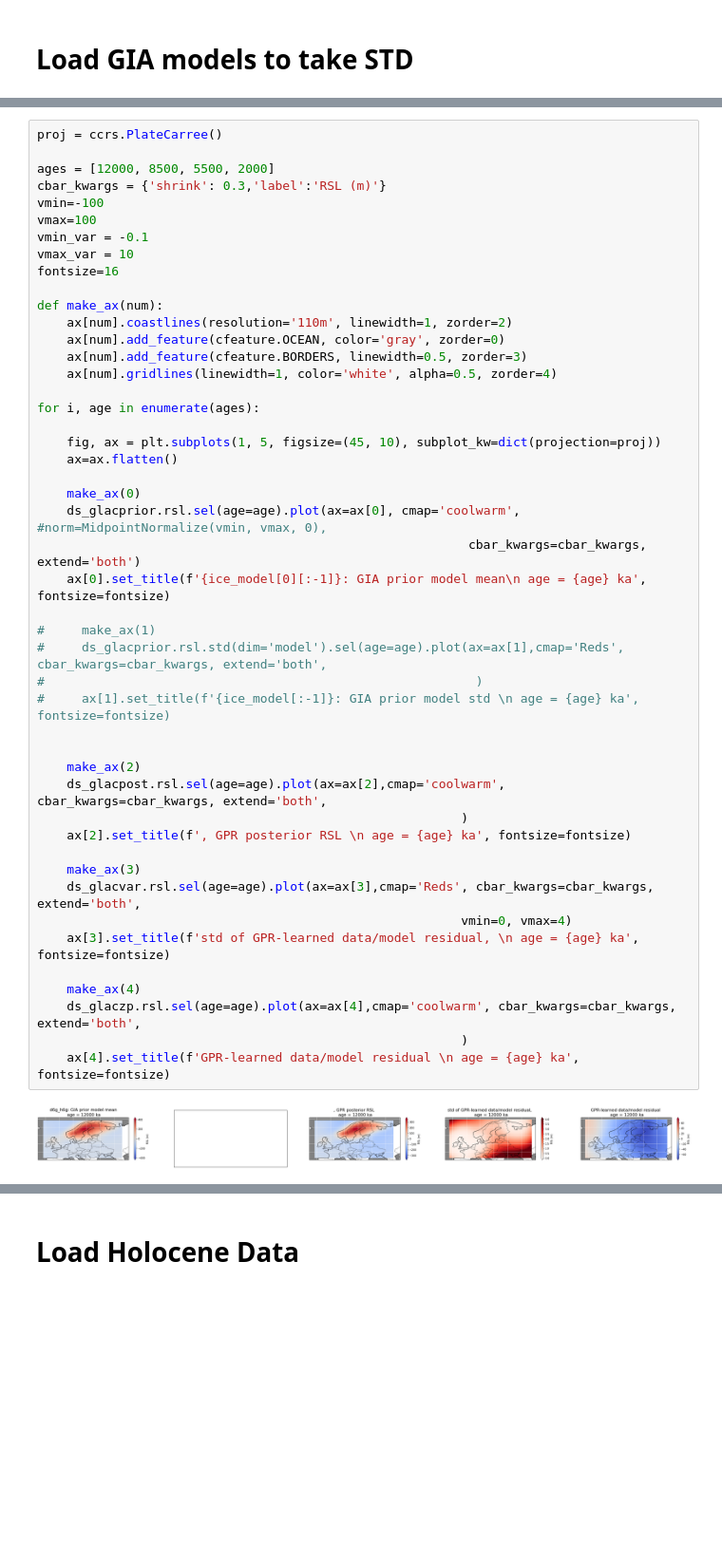
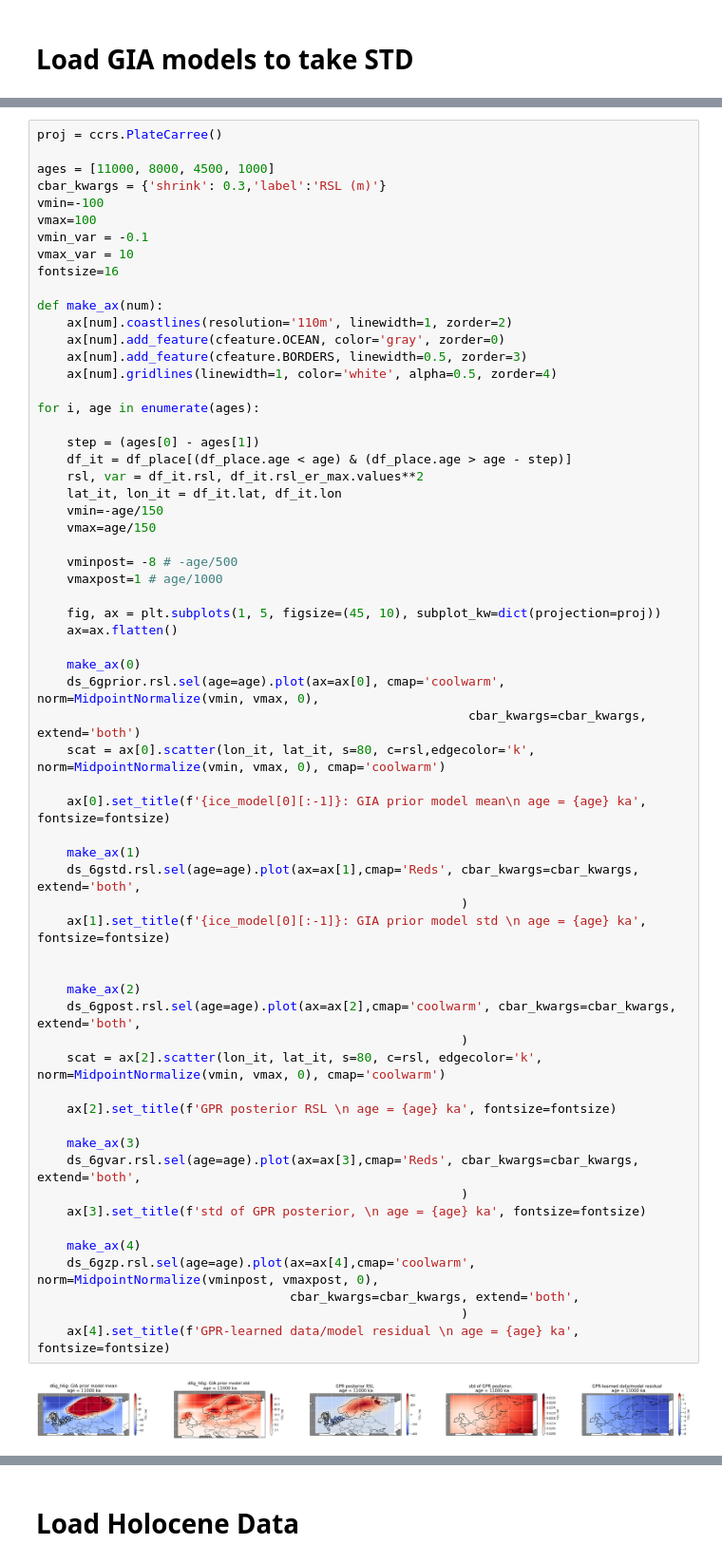
Before and after one commit to rcameronc/Holocene_readv, a Jupyter notebook: readv_postproc_av.ipynb, the cells around one changed output, grey strips where cells are left out. Shown at 95% size. Cells and saved outputs as stored; diff of their text form; blank space fills up the shorter version.

```diff
--- a/readv_postproc_av.ipynb
+++ b/readv_postproc_av.ipynb
@@ -138,49 +249,64 @@ NameError: name 'model' is not defined
 # %%
 proj = ccrs.PlateCarree()
 
-ages = [12000, 8500, 5500, 2000]
+ages = [11000, 8000, 4500, 1000]
 cbar_kwargs = {'shrink': 0.3,'label':'RSL (m)'}
 vmin=-100
 vmax=100
 vmin_var = -0.1
 vmax_var = 10
 fontsize=16
 
 def make_ax(num):
     ax[num].coastlines(resolution='110m', linewidth=1, zorder=2)
     ax[num].add_feature(cfeature.OCEAN, color='gray', zorder=0)
     ax[num].add_feature(cfeature.BORDERS, linewidth=0.5, zorder=3)
     ax[num].gridlines(linewidth=1, color='white', alpha=0.5, zorder=4)
 
 for i, age in enumerate(ages):
 
+    step = (ages[0] - ages[1])
+    df_it = df_place[(df_place.age < age) & (df_place.age > age - step)]
+    rsl, var = df_it.rsl, df_it.rsl_er_max.values**2
+    lat_it, lon_it = df_it.lat, df_it.lon
+    vmin=-age/150
+    vmax=age/150
+
+    vminpost= -8 # -age/500
+    vmaxpost=1 # age/1000
+
     fig, ax = plt.subplots(1, 5, figsize=(45, 10), subplot_kw=dict(projection=proj))
     ax=ax.flatten()
 
     make_ax(0)
-    ds_glacprior.rsl.sel(age=age).plot(ax=ax[0], cmap='coolwarm', #norm=MidpointNormalize(vmin, vmax, 0),
+    ds_6gprior.rsl.sel(age=age).plot(ax=ax[0], cmap='coolwarm', norm=MidpointNormalize(vmin, vmax, 0),
                                                           cbar_kwargs=cbar_kwargs, extend='both')
+    scat = ax[0].scatter(lon_it, lat_it, s=80, c=rsl,edgecolor='k', norm=MidpointNormalize(vmin, vmax, 0), cmap='coolwarm')
+
     ax[0].set_title(f'{ice_model[0][:-1]}: GIA prior model mean\n age = {age} ka', fontsize=fontsize)
 
-#     make_ax(1)
-#     ds_glacprior.rsl.std(dim='model').sel(age=age).plot(ax=ax[1],cmap='Reds', cbar_kwargs=cbar_kwargs, extend='both',
-#                                                          )
-#     ax[1].set_title(f'{ice_model[:-1]}: GIA prior model std \n age = {age} ka', fontsize=fontsize)
+    make_ax(1)
+    ds_6gstd.rsl.sel(age=age).plot(ax=ax[1],cmap='Reds', cbar_kwargs=cbar_kwargs, extend='both',
+                                                         )
+    ax[1].set_title(f'{ice_model[0][:-1]}: GIA prior model std \n age = {age} ka', fontsize=fontsize)
 
 
     make_ax(2)
-    ds_glacpost.rsl.sel(age=age).plot(ax=ax[2],cmap='coolwarm', cbar_kwargs=cbar_kwargs, extend='both',
+    ds_6gpost.rsl.sel(age=age).plot(ax=ax[2],cmap='coolwarm', cbar_kwargs=cbar_kwargs, extend='both',
                                                          )
-    ax[2].set_title(f', GPR posterior RSL \n age = {age} ka', fontsize=fontsize)
+    scat = ax[2].scatter(lon_it, lat_it, s=80, c=rsl, edgecolor='k', norm=MidpointNormalize(vmin, vmax, 0), cmap='coolwarm')
+
+    ax[2].set_title(f'GPR posterior RSL \n age = {age} ka', fontsize=fontsize)
 
     make_ax(3)
-    ds_glacvar.rsl.sel(age=age).plot(ax=ax[3],cmap='Reds', cbar_kwargs=cbar_kwargs, extend='both',
-                                                         vmin=0, vmax=4)
-    ax[3].set_title(f'std of GPR-learned data/model residual, \n age = {age} ka', fontsize=fontsize)
+    ds_6gvar.rsl.sel(age=age).plot(ax=ax[3],cmap='Reds', cbar_kwargs=cbar_kwargs, extend='both',
+                                                         )
+    ax[3].set_title(f'std of GPR posterior, \n age = {age} ka', fontsize=fontsize)
 
     make_ax(4)
-    ds_glaczp.rsl.sel(age=age).plot(ax=ax[4],cmap='coolwarm', cbar_kwargs=cbar_kwargs, extend='both',
+    ds_6gzp.rsl.sel(age=age).plot(ax=ax[4],cmap='coolwarm', norm=MidpointNormalize(vminpost, vmaxpost, 0),
+                                  cbar_kwargs=cbar_kwargs, extend='both',
                                                          )
     ax[4].set_title(f'GPR-learned data/model residual \n age = {age} ka', fontsize=fontsize)
 # %% [output]
-[figure, old version]
+[figure, new version]
```
Also changed, not shown: parts of 14 cells of this notebook, 6 other files.
